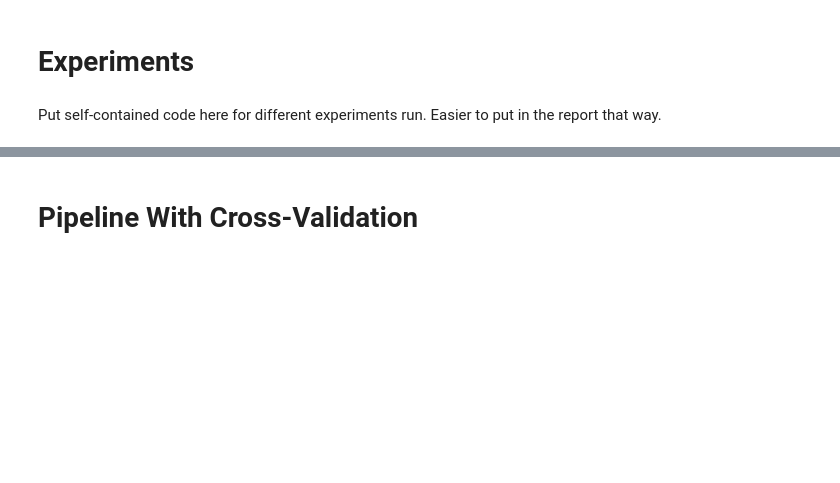
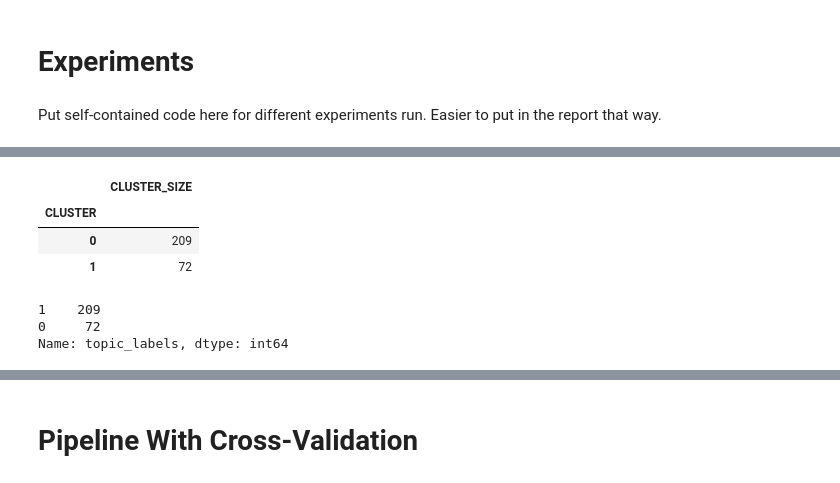
Before and after one commit to uday-31/regime-modeling-with-NLP, a Jupyter notebook: test_prajakta.ipynb, the cells around one changed output, grey strips where cells are left out. Drawn from its saved outputs; the diff is of its cells as text; code cells hidden in the pictures; blank space fills up the shorter version.

```diff
--- a/test_prajakta.ipynb
+++ b/test_prajakta.ipynb
@@ -222,3 +230,3 @@ TFIDF-dense matrix with K = 2
 # %%
-print("TFIDF-sparse matrix with K = 2")
-fit_kmeans(corpus_tfidf_sparse.T, dict_gensim_statements, K=2, to_array=True)
+# print("TFIDF-sparse matrix with K = 2")
+# fit_kmeans(corpus_tfidf_sparse.T, dict_gensim_statements, K=2, to_array=True)
@@ -274,0 +266,12 @@ label_data.to_csv("./assets/kmeans_labels.csv")
+# %%
+mod = Nmf(corpus=tfidf_statements, id2word=dict_gensim_statements, num_topics=5)
+# %%
+def generate_topic_distribution_matrix(model, corpus, num_docs, num_topics):
+    doc_mat = np.zeros(shape=(num_docs, num_topics))
+    for i in range(num_docs):
+        topic_list = model.get_document_topics(corpus[i], minimum_probability=0)
+        for tup in topic_list:
+            doc_mat[i][tup[0]] = tup[1]
+    return doc_mat
+# %%
+doc_mat = generate_topic_distribution_matrix(mod, tfidf_statements, num_docs, 5)
@@ -274,0 +291,7 @@ label_data.to_csv("./assets/kmeans_labels.csv")
+# %%
+kmeans_topic = fit_kmeans(doc_mat, dict_gensim_statements, K=2, word_cloud=False)
+# %% [output]
+|  | CLUSTER_SIZE |
+| CLUSTER |  |
+| 0 | 209 |
+| 1 | 72 |
@@ -274,0 +302,6 @@ label_data.to_csv("./assets/kmeans_labels.csv")
+# %%
+train_data["topic_labels"].value_counts()
+# %% [output]
+1    209
+0     72
+Name: topic_labels, dtype: int64
```
Also changed, not shown: parts of 28 cells of this notebook.
